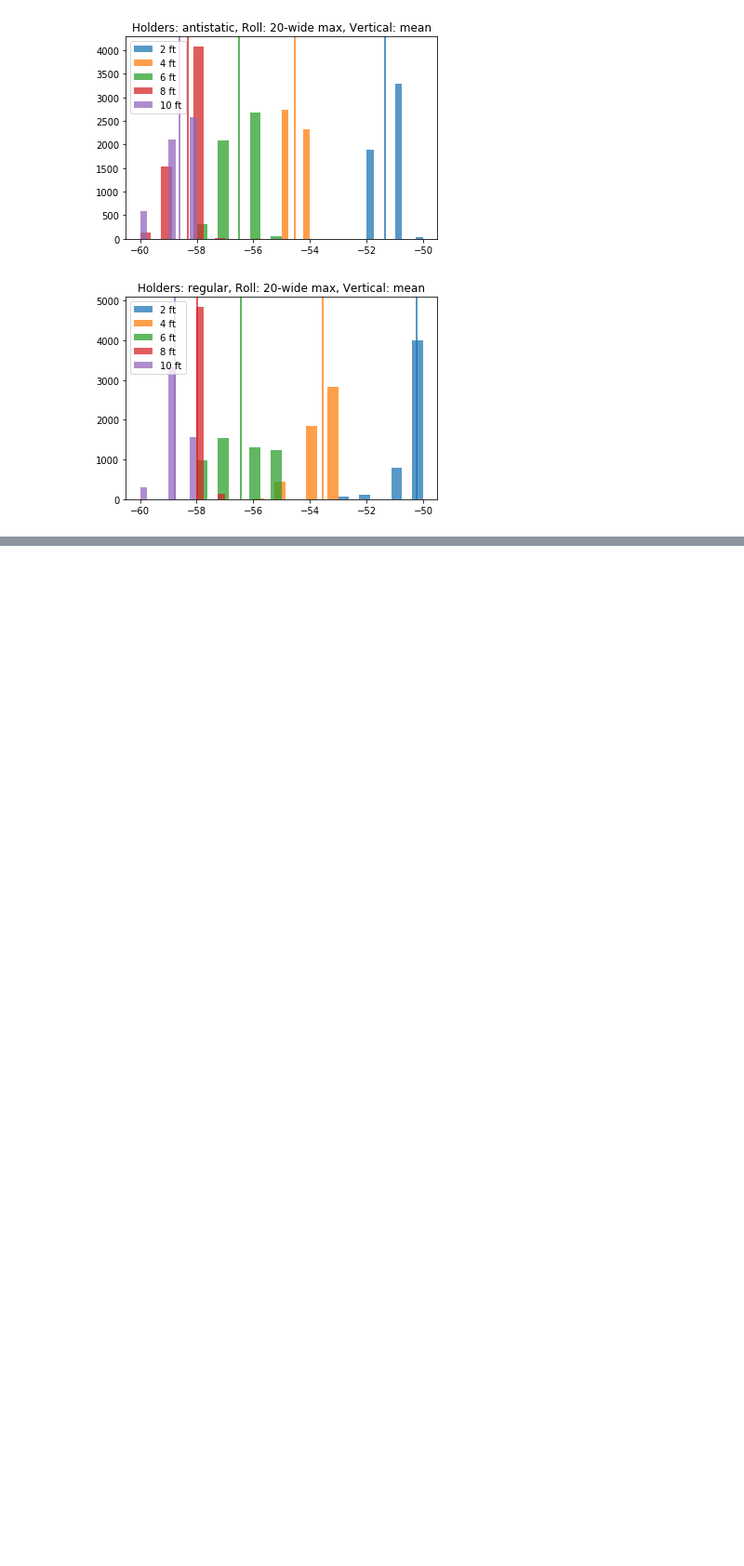
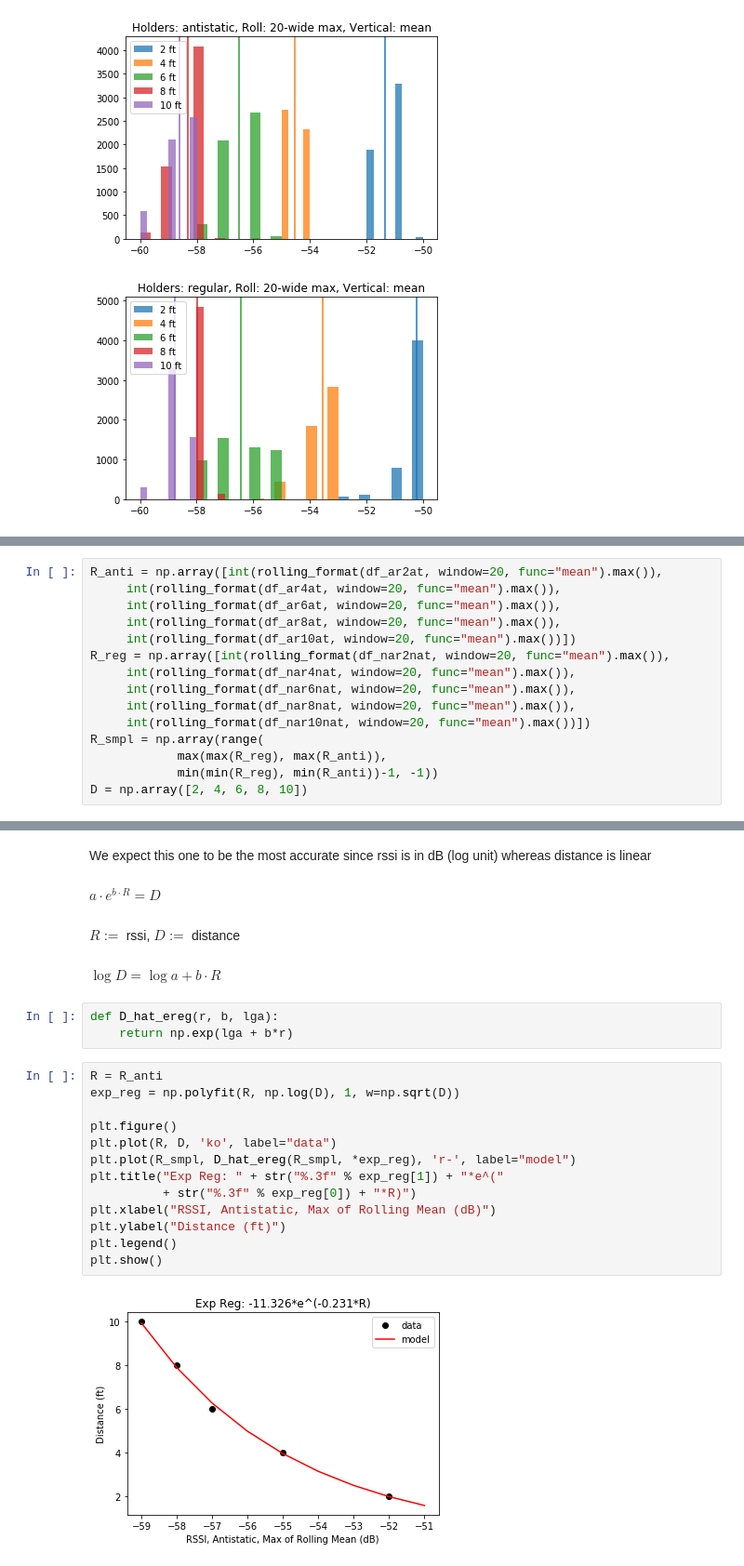
Before and after one commit to HumanDynamics/openbadge, a Jupyter notebook: holderTests/holder_analysis.ipynb, the cells around one changed output, grey strips where cells are left out. Shown: that part at 93% size. Cells and saved outputs as stored; diff of their text form; blank space fills up the shorter version.

Commit message:
Made predictive models using expreg, quadreg, and linreg

```diff
--- a/holderTests/holder_analysis.ipynb
+++ b/holderTests/holder_analysis.ipynb
@@ -167,0 +170,15 @@ plot_all_distances(holders="regular", roll=(20, "max"), vert="mean")
+# %%
+R_anti = np.array([int(rolling_format(df_ar2at, window=20, func="mean").max()),
+     int(rolling_format(df_ar4at, window=20, func="mean").max()),
+     int(rolling_format(df_ar6at, window=20, func="mean").max()),
+     int(rolling_format(df_ar8at, window=20, func="mean").max()),
+     int(rolling_format(df_ar10at, window=20, func="mean").max())])
+R_reg = np.array([int(rolling_format(df_nar2nat, window=20, func="mean").max()),
+     int(rolling_format(df_nar4nat, window=20, func="mean").max()),
+     int(rolling_format(df_nar6nat, window=20, func="mean").max()),
+     int(rolling_format(df_nar8nat, window=20, func="mean").max()),
+     int(rolling_format(df_nar10nat, window=20, func="mean").max())])
+R_smpl = np.array(range(
+            max(max(R_reg), max(R_anti)),
+            min(min(R_reg), min(R_anti))-1, -1))
+D = np.array([2, 4, 6, 8, 10])
@@ -167,0 +187,26 @@ plot_all_distances(holders="regular", roll=(20, "max"), vert="mean")
+# %% [markdown]
+We expect this one to be the most accurate since rssi is in dB (log unit) whereas distance is linear
+# %% [markdown]
+$a\cdot e^{b\cdot R}=D$
+# %% [markdown]
+$R:=$ rssi, $D:=$ distance
+# %% [markdown]
+$\log{D}=\log{a}+b\cdot R$
+# %%
+def D_hat_ereg(r, b, lga):
+    return np.exp(lga + b*r)
+# %%
+R = R_anti
+exp_reg = np.polyfit(R, np.log(D), 1, w=np.sqrt(D))
+
+plt.figure()
+plt.plot(R, D, 'ko', label="data")
+plt.plot(R_smpl, D_hat_ereg(R_smpl, *exp_reg), 'r-', label="model")
+plt.title("Exp Reg: " + str("%.3f" % exp_reg[1]) + "*e^("
+          + str("%.3f" % exp_reg[0]) + "*R)")
+plt.xlabel("RSSI, Antistatic, Max of Rolling Mean (dB)")
+plt.ylabel("Distance (ft)")
+plt.legend()
+plt.show()
+# %% [output]
+[figure, added]
```
Also changed, not shown: parts of 16 cells of this notebook.
